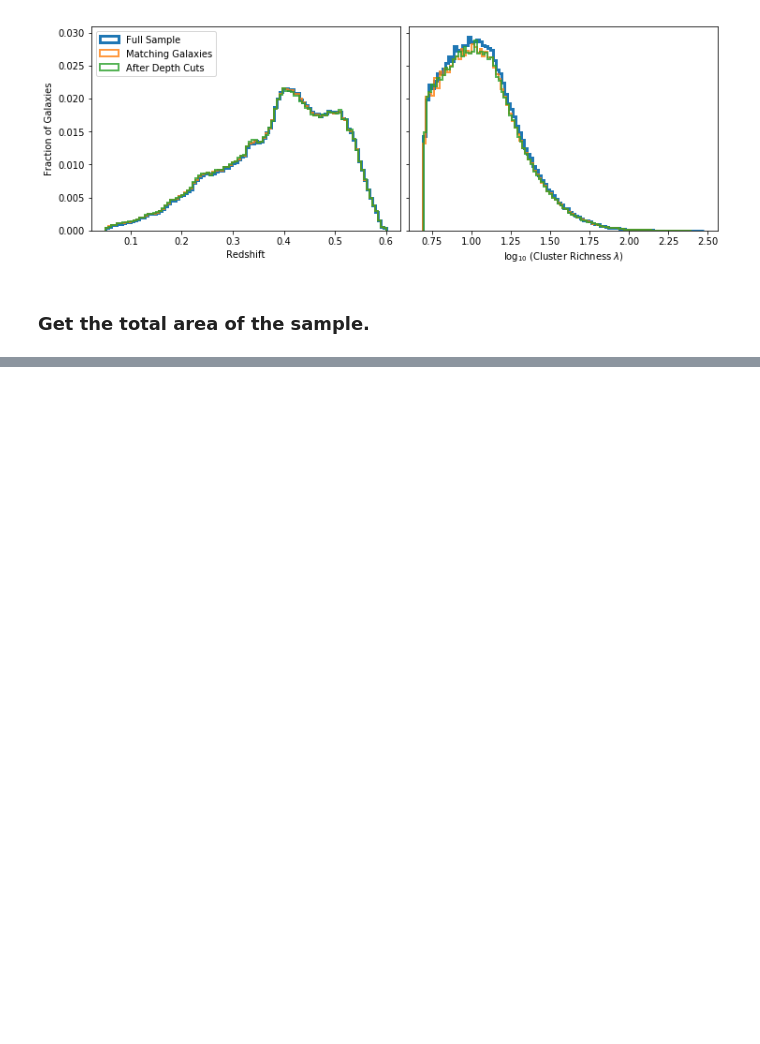
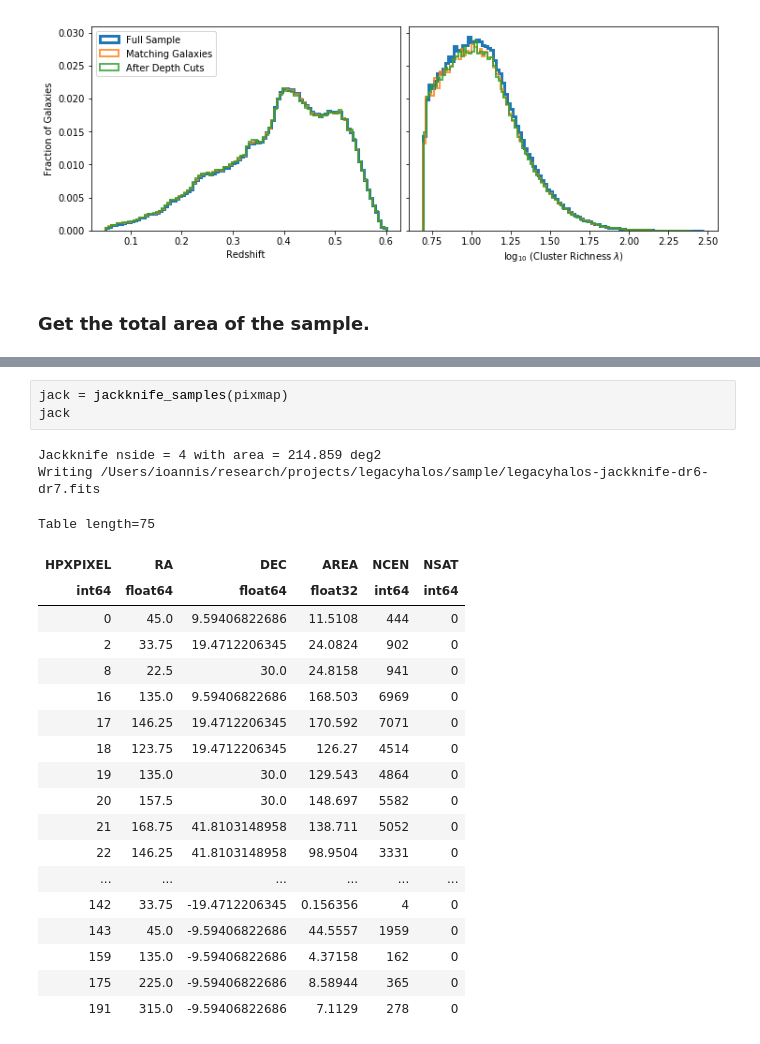
Before and after one commit to moustakas/legacyhalos, a Jupyter notebook: doc/legacyhalos-sample-selection.ipynb, the cells around one changed output, grey strips where cells are left out. Drawn from its saved outputs; the diff is of its cells as text; blank space fills up the shorter version.

```diff
--- a/doc/legacyhalos-sample-selection.ipynb
+++ b/doc/legacyhalos-sample-selection.ipynb
@@ -301,0 +393,25 @@ Overlapping area = 21.523 deg2
+# %%
+jack = jackknife_samples(pixmap)
+jack
+# %% [output]
+Jackknife nside = 4 with area = 214.859 deg2
+Writing /Users/ioannis/research/projects/legacyhalos/sample/legacyhalos-jackknife-dr6-dr7.fits
+Table length=75
+| HPXPIXEL | RA | DEC | AREA | NCEN | NSAT |
+| int64 | float64 | float64 | float32 | int64 | int64 |
+| 0 | 45.0 | 9.59406822686 | 11.5108 | 444 | 0 |
+| 2 | 33.75 | 19.4712206345 | 24.0824 | 902 | 0 |
+| 8 | 22.5 | 30.0 | 24.8158 | 941 | 0 |
+| 16 | 135.0 | 9.59406822686 | 168.503 | 6969 | 0 |
+| 17 | 146.25 | 19.4712206345 | 170.592 | 7071 | 0 |
+| 18 | 123.75 | 19.4712206345 | 126.27 | 4514 | 0 |
+| 19 | 135.0 | 30.0 | 129.543 | 4864 | 0 |
+| 20 | 157.5 | 30.0 | 148.697 | 5582 | 0 |
+| 21 | 168.75 | 41.8103148958 | 138.711 | 5052 | 0 |
+| 22 | 146.25 | 41.8103148958 | 98.9504 | 3331 | 0 |
+| ... | ... | ... | ... | ... | ... |
+| 142 | 33.75 | -19.4712206345 | 0.156356 | 4 | 0 |
+| 143 | 45.0 | -9.59406822686 | 44.5557 | 1959 | 0 |
+| 159 | 135.0 | -9.59406822686 | 4.37158 | 162 | 0 |
+| 175 | 225.0 | -9.59406822686 | 8.58944 | 365 | 0 |
+| 191 | 315.0 | -9.59406822686 | 7.1129 | 278 | 0 |
```
Also changed, not shown: parts of 12 cells of this notebook, 2 other files.
